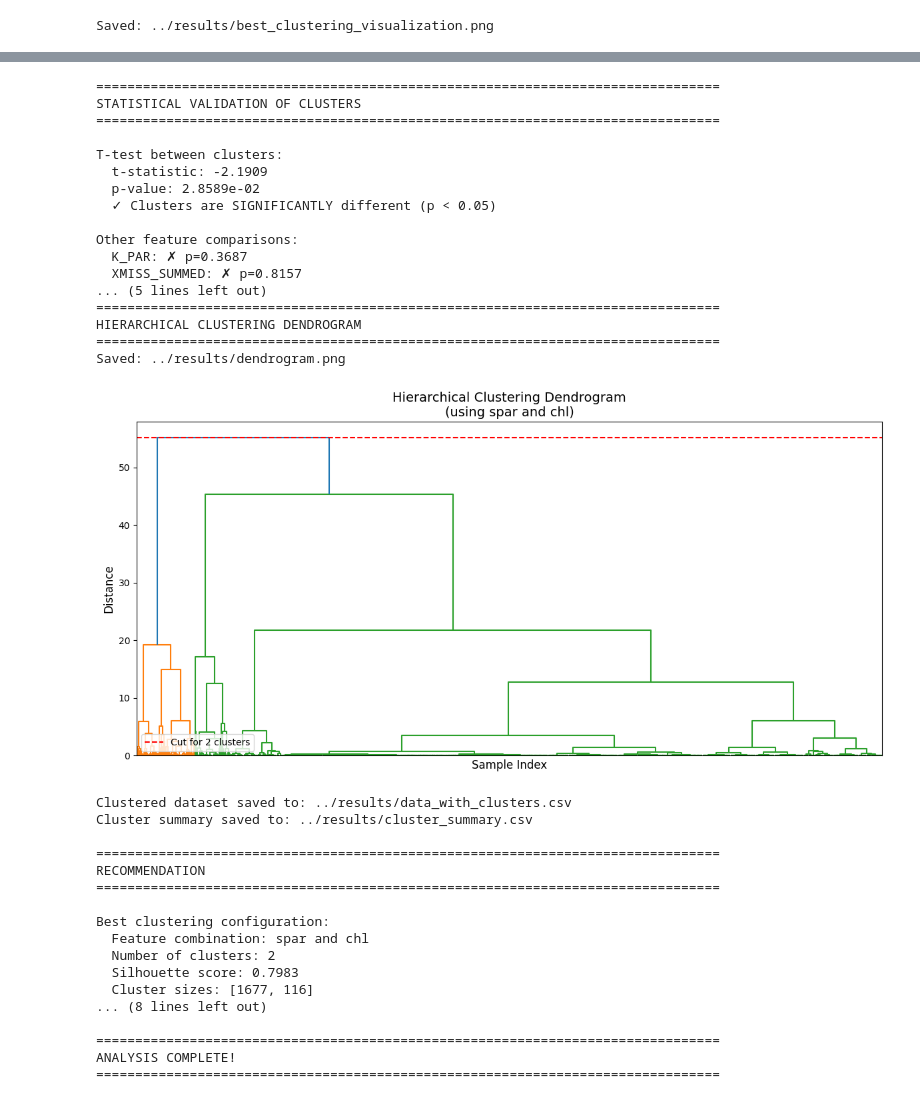
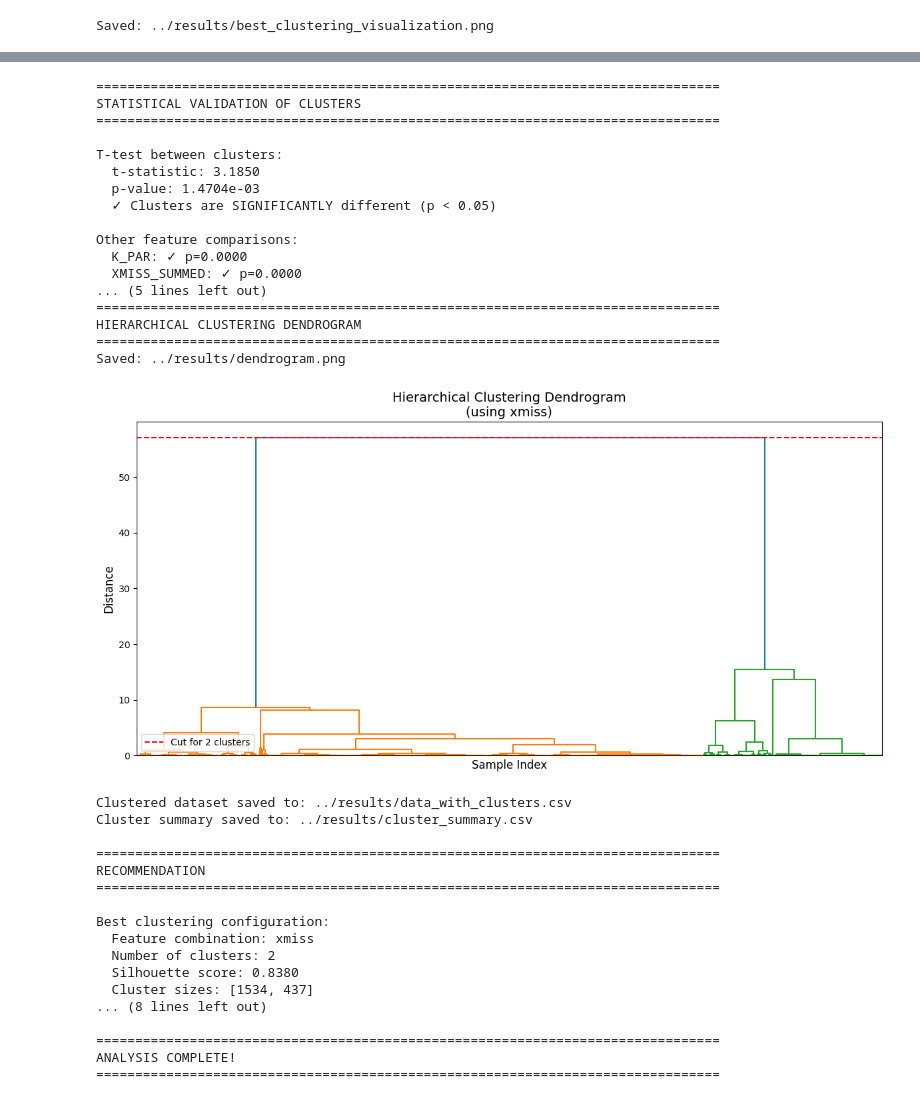
Before and after one commit to LucasC212/Scripps-Light-Attenuation-Capstone-Project, a Jupyter notebook: scripts/Clustering.ipynb, the cells around one changed output, grey strips where cells are left out. Drawn from its saved outputs; the diff is of its cells as text; code cells hidden in the pictures.

```diff
--- a/scripts/Clustering.ipynb
+++ b/scripts/Clustering.ipynb
@@ -26,9 +26,9 @@ print("TESTING DIFFERENT FEATURE COMBINATIONS FOR CLUSTERING")
 print("="*80)
 
 feature_sets = {
-    'Geographic Only': ['Lon_Dec'],
+    # 'Geographic Only': ['Lon_Dec'],
 
-    'Geographic + Depth': ['Lat_Dec', 'Lon_Dec', 'DEPTH'],
+    # 'Geographic + Depth': ['Lat_Dec', 'Lon_Dec', 'DEPTH'],
 
     'depth': ['DEPTH'],
 
@@ -36,22 +36,22 @@ feature_sets = {
 
     'Geographic + Integrated': ['Lon_Dec', 'ESTCHL_SUMMED'],
 
-    #'CHL': ['ESTCHL_SUMMED'],
+    'CHL': ['ESTCHL_SUMMED'],
 
-    #'xmiss': ['XMISS_SUMMED'],
+    'xmiss': ['XMISS_SUMMED'],
 
     'xmiss + clh': ['XMISS_SUMMED', 'ESTCHL_SUMMED'],
 
     'dist': ['Distance'],
 
-    #'chla': ['CHL_A_SUMMED'],
+    # 'chla': ['CHL_A_SUMMED'], # small cluster only has 87 obs - DON'T INCLUDE
 
-    #'par': ['K_PAR_SLOPE'],
+    # 'K_PAR_SLOPE': ['K_PAR_SLOPE'], # small cluster has only 7 obs - DON'T INCLUDE
 
     'spar and chl': ['SPAR', 'ESTCHL_SUMMED'],
 
-    'Full Physics': ['Lon_Dec', 'PAR',
-                     'ESTCHL_SUMMED', 'DEPTH'],
+    # 'Full Physics': ['Lon_Dec', 'PAR',
+    #                  'ESTCHL_SUMMED', 'DEPTH'],
 
     'Recommended': ['Lon_Dec', 'PAR', 'ESTCHL_SUMMED']  # Your suggested combo
 }
@@ -437,21 +437,21 @@ Saved: ../results/best_clustering_visualization.png
 ================================================================================
 STATISTICAL VALIDATION OF CLUSTERS
 ================================================================================
 
 T-test between clusters:
-  t-statistic: -2.1909
-  p-value: 2.8589e-02
+  t-statistic: 3.1850
+  p-value: 1.4704e-03
   ✓ Clusters are SIGNIFICANTLY different (p < 0.05)
 
 Other feature comparisons:
-  K_PAR: ✗ p=0.3687
-  XMISS_SUMMED: ✗ p=0.8157
+  K_PAR: ✓ p=0.0000
+  XMISS_SUMMED: ✓ p=0.0000
 ... (5 lines left out)
 ================================================================================
 HIERARCHICAL CLUSTERING DENDROGRAM
 ================================================================================
 Saved: ../results/dendrogram.png
-[figure, old version]
+[figure, new version]
 Clustered dataset saved to: ../results/data_with_clusters.csv
 Cluster summary saved to: ../results/cluster_summary.csv
 
@@ -460,10 +460,10 @@ RECOMMENDATION
 ================================================================================
 
 Best clustering configuration:
-  Feature combination: spar and chl
+  Feature combination: xmiss
   Number of clusters: 2
-  Silhouette score: 0.7983
-  Cluster sizes: [1677, 116]
+  Silhouette score: 0.8380
+  Cluster sizes: [1534, 437]
 ... (8 lines left out)
 
 ================================================================================
```
Also changed, not shown: parts of 1 cell of this notebook, 21 other files.
